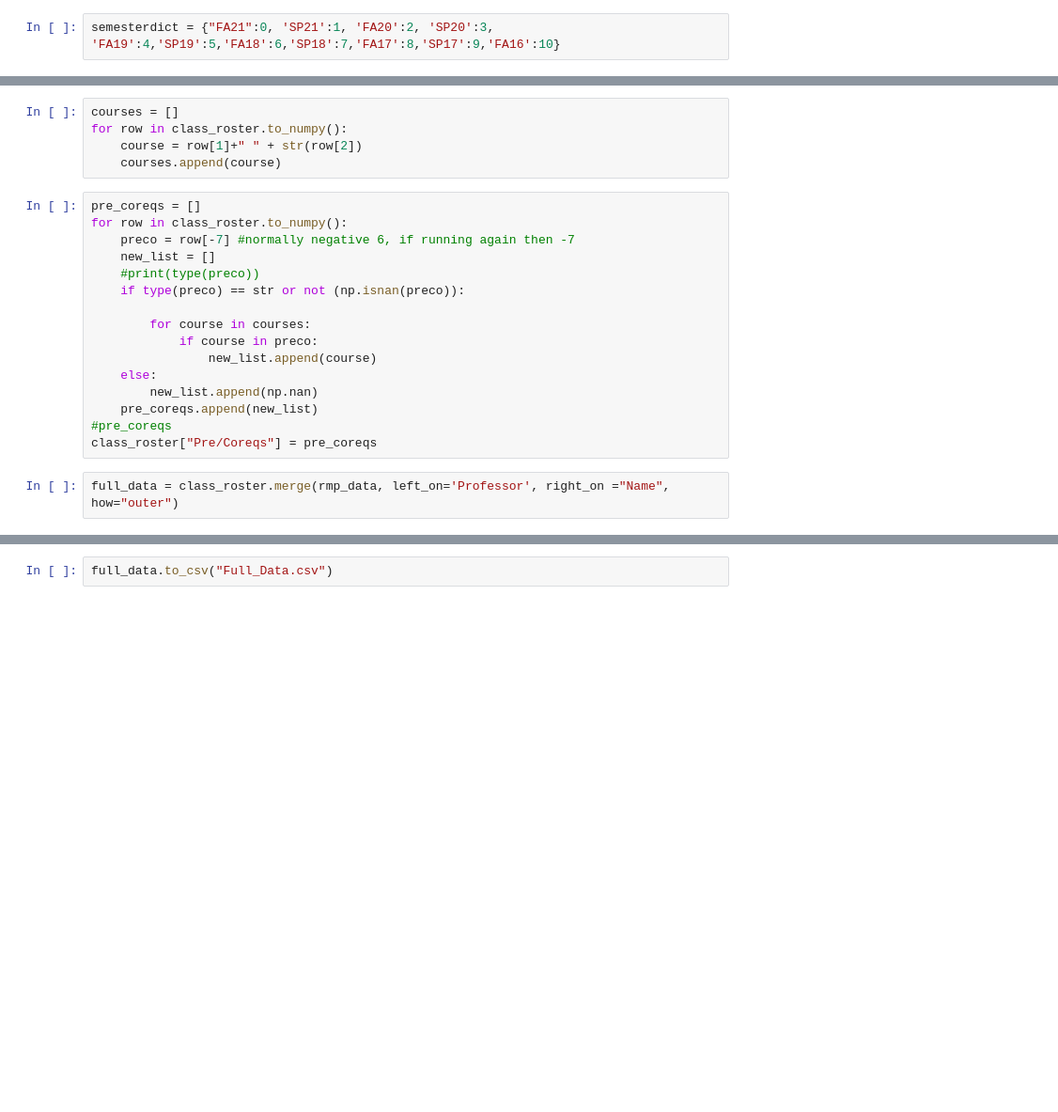
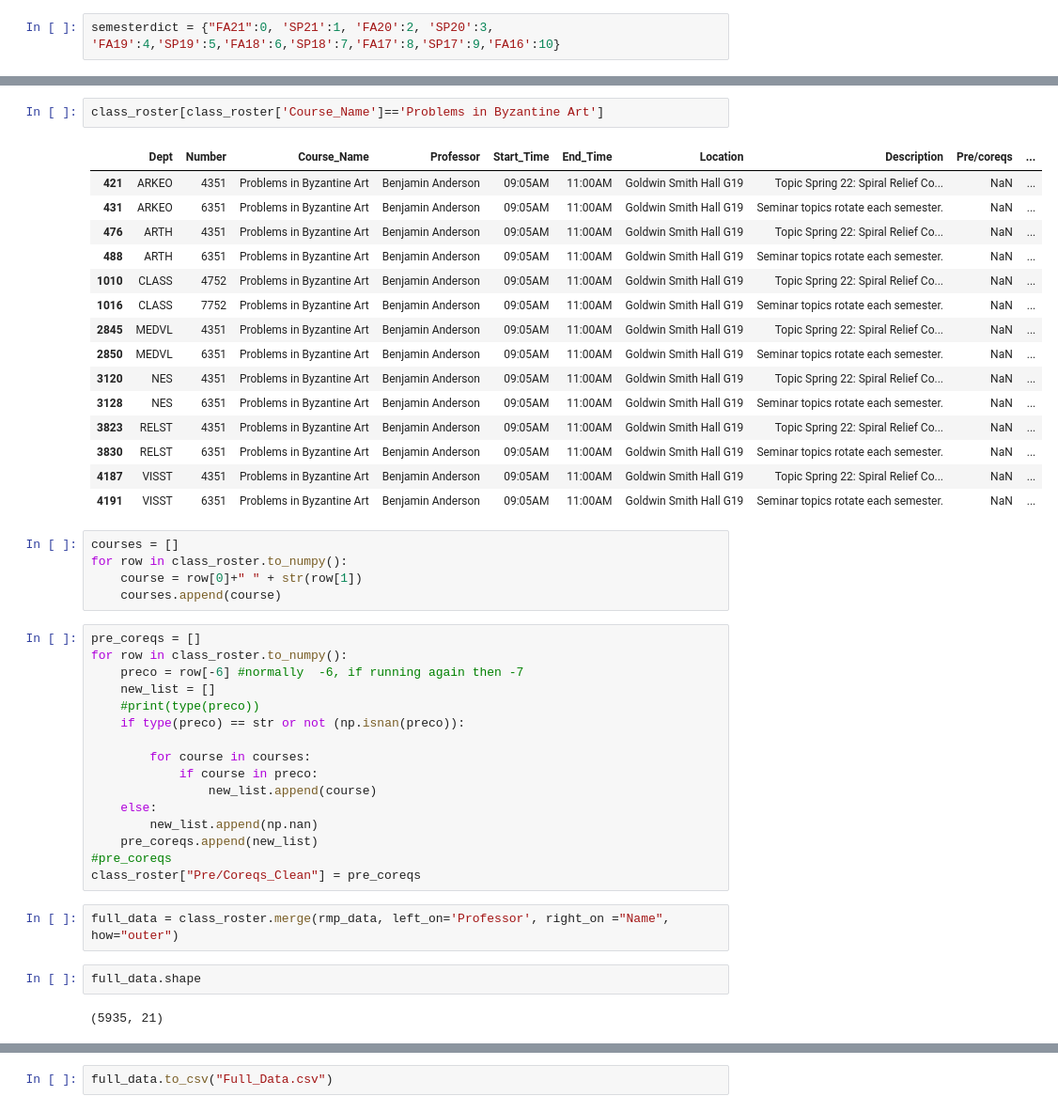
Before and after one commit to CornellDataScience/Class-Visualizer, a Jupyter notebook: precoMergeRMP.ipynb, the cells around one changed output, grey strips where cells are left out. Shown at 94% size. Drawn from its saved outputs; the diff is of its cells as text; blank space fills up the shorter version.

```diff
--- a/precoMergeRMP.ipynb
+++ b/precoMergeRMP.ipynb
@@ -17,12 +35,30 @@ medians.to_csv("Cleaned_Medians.csv")
+# %%
+class_roster[class_roster['Course_Name']=='Problems in Byzantine Art']
+# %% [output]
+|  | Dept | Number | Course_Name | Professor | Start_Time | End_Time | Location | Description | Pre/coreqs | ... |
+| 421 | ARKEO | 4351 | Problems in Byzantine Art | Benjamin Anderson | 09:05AM | 11:00AM | Goldwin Smith Hall G19 | Topic Spring 22: Spiral Relief Co... | NaN | ... |
+| 431 | ARKEO | 6351 | Problems in Byzantine Art | Benjamin Anderson | 09:05AM | 11:00AM | Goldwin Smith Hall G19 | Seminar topics rotate each semester. | NaN | ... |
+| 476 | ARTH | 4351 | Problems in Byzantine Art | Benjamin Anderson | 09:05AM | 11:00AM | Goldwin Smith Hall G19 | Topic Spring 22: Spiral Relief Co... | NaN | ... |
+| 488 | ARTH | 6351 | Problems in Byzantine Art | Benjamin Anderson | 09:05AM | 11:00AM | Goldwin Smith Hall G19 | Seminar topics rotate each semester. | NaN | ... |
+| 1010 | CLASS | 4752 | Problems in Byzantine Art | Benjamin Anderson | 09:05AM | 11:00AM | Goldwin Smith Hall G19 | Topic Spring 22: Spiral Relief Co... | NaN | ... |
+| 1016 | CLASS | 7752 | Problems in Byzantine Art | Benjamin Anderson | 09:05AM | 11:00AM | Goldwin Smith Hall G19 | Seminar topics rotate each semester. | NaN | ... |
+| 2845 | MEDVL | 4351 | Problems in Byzantine Art | Benjamin Anderson | 09:05AM | 11:00AM | Goldwin Smith Hall G19 | Topic Spring 22: Spiral Relief Co... | NaN | ... |
+| 2850 | MEDVL | 6351 | Problems in Byzantine Art | Benjamin Anderson | 09:05AM | 11:00AM | Goldwin Smith Hall G19 | Seminar topics rotate each semester. | NaN | ... |
+| 3120 | NES | 4351 | Problems in Byzantine Art | Benjamin Anderson | 09:05AM | 11:00AM | Goldwin Smith Hall G19 | Topic Spring 22: Spiral Relief Co... | NaN | ... |
+| 3128 | NES | 6351 | Problems in Byzantine Art | Benjamin Anderson | 09:05AM | 11:00AM | Goldwin Smith Hall G19 | Seminar topics rotate each semester. | NaN | ... |
+| 3823 | RELST | 4351 | Problems in Byzantine Art | Benjamin Anderson | 09:05AM | 11:00AM | Goldwin Smith Hall G19 | Topic Spring 22: Spiral Relief Co... | NaN | ... |
+| 3830 | RELST | 6351 | Problems in Byzantine Art | Benjamin Anderson | 09:05AM | 11:00AM | Goldwin Smith Hall G19 | Seminar topics rotate each semester. | NaN | ... |
+| 4187 | VISST | 4351 | Problems in Byzantine Art | Benjamin Anderson | 09:05AM | 11:00AM | Goldwin Smith Hall G19 | Topic Spring 22: Spiral Relief Co... | NaN | ... |
+| 4191 | VISST | 6351 | Problems in Byzantine Art | Benjamin Anderson | 09:05AM | 11:00AM | Goldwin Smith Hall G19 | Seminar topics rotate each semester. | NaN | ... |
 # %%
 courses = []
 for row in class_roster.to_numpy():
-    course = row[1]+" " + str(row[2])
+    course = row[0]+" " + str(row[1])
     courses.append(course)
 # %%
 pre_coreqs = []
 for row in class_roster.to_numpy():
-    preco = row[-7] #normally negative 6, if running again then -7
+    preco = row[-6] #normally  -6, if running again then -7
     new_list = []
     #print(type(preco))
     if type(preco) == str or not (np.isnan(preco)):
@@ -34,6 +70,10 @@ for row in class_roster.to_numpy():
         new_list.append(np.nan)
     pre_coreqs.append(new_list)
 #pre_coreqs
-class_roster["Pre/Coreqs"] = pre_coreqs
+class_roster["Pre/Coreqs_Clean"] = pre_coreqs
 # %%
 full_data = class_roster.merge(rmp_data, left_on='Professor', right_on ="Name", how="outer")
+# %%
+full_data.shape
+# %% [output]
+(5935, 21)
```
Also changed, not shown: parts of 11 cells of this notebook, 5 other files.
